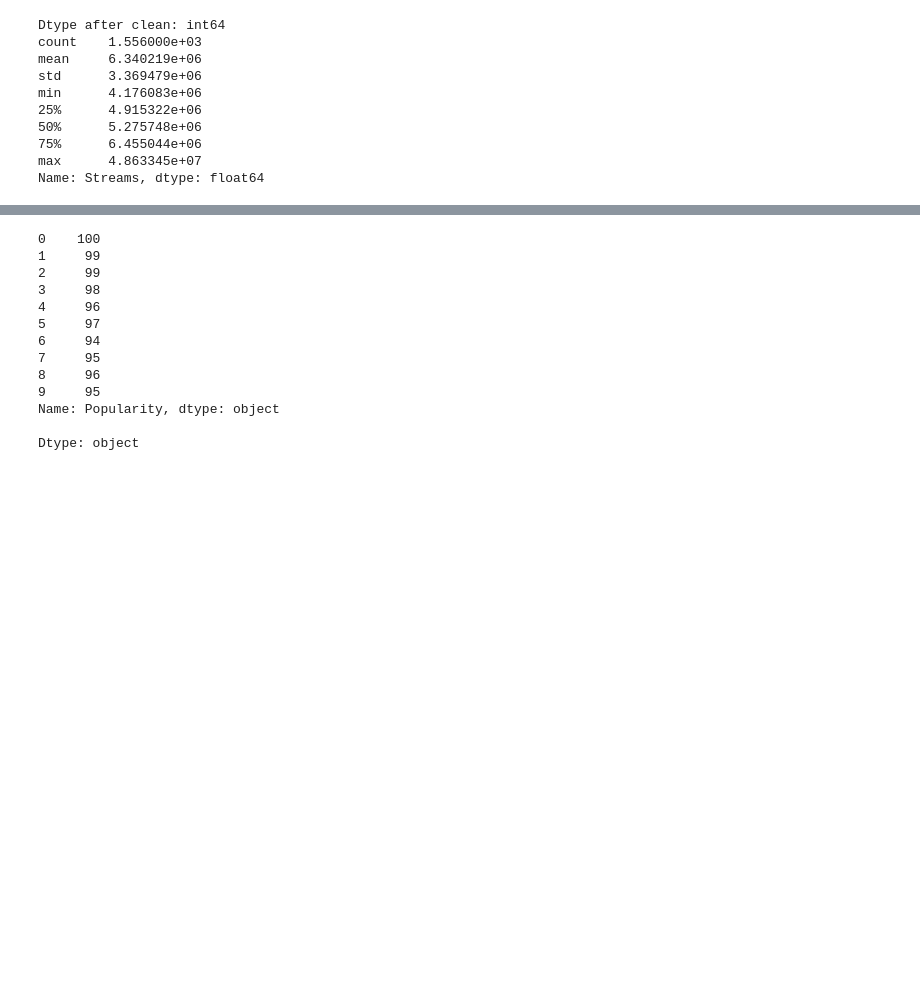
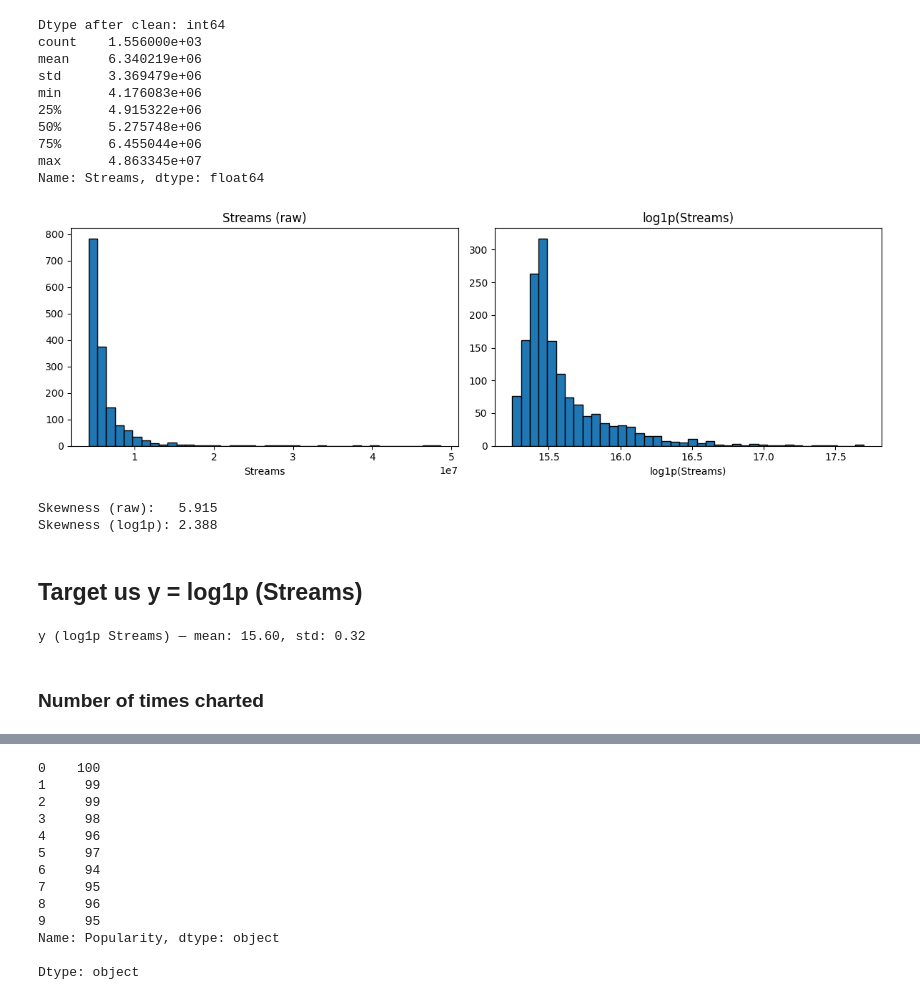
Before and after one commit to cyeef/Data-Science-Portfolio-C21-, a Jupyter notebook: Projects/Project-4/Spotify.Description.for.Students.ipynb, the cells around one changed output, grey strips where cells are left out. Drawn from its saved outputs; the diff is of its cells as text; code cells hidden in the pictures; blank space fills up the shorter version.

```diff
--- a/Projects/Project-4/Spotify.Description.for.Students.ipynb
+++ b/Projects/Project-4/Spotify.Description.for.Students.ipynb
@@ -237,3 +237,39 @@ min      4.176083e+06
 75%      6.455044e+06
 max      4.863345e+07
 Name: Streams, dtype: float64
+# %%
+import matplotlib.pyplot as plt
+
+
+fig, axes = plt.subplots(1, 2, figsize=(12, 4))
+
+# Raw Streams
+axes[0].hist(df['Streams'], bins=40, edgecolor='black')
+axes[0].set_title('Streams (raw)')
+axes[0].set_xlabel('Streams')
+
+# log1p(Streams)
+axes[1].hist(np.log1p(df['Streams']), bins=40, edgecolor='black')
+axes[1].set_title('log1p(Streams)')
+axes[1].set_xlabel('log1p(Streams)')
+
+plt.tight_layout()
+plt.show()
+
+# Quantify skewness
+from scipy.stats import skew
+print(f"Skewness (raw):   {skew(df['Streams']):.3f}")
+print(f"Skewness (log1p): {skew(np.log1p(df['Streams'])):.3f}")
+# %% [output]
+[figure, added]
+Skewness (raw):   5.915
+Skewness (log1p): 2.388
+# %% [markdown]
+## Target us y = log1p (Streams)
+# %%
+y = np.log1p(df['Streams'])
+print(f"y (log1p Streams) — mean: {y.mean():.2f}, std: {y.std():.2f}")
+# %% [output]
+y (log1p Streams) — mean: 15.60, std: 0.32
+# %% [markdown]
+### Number of times charted
```
Also changed, not shown: parts of 58 cells of this notebook.
